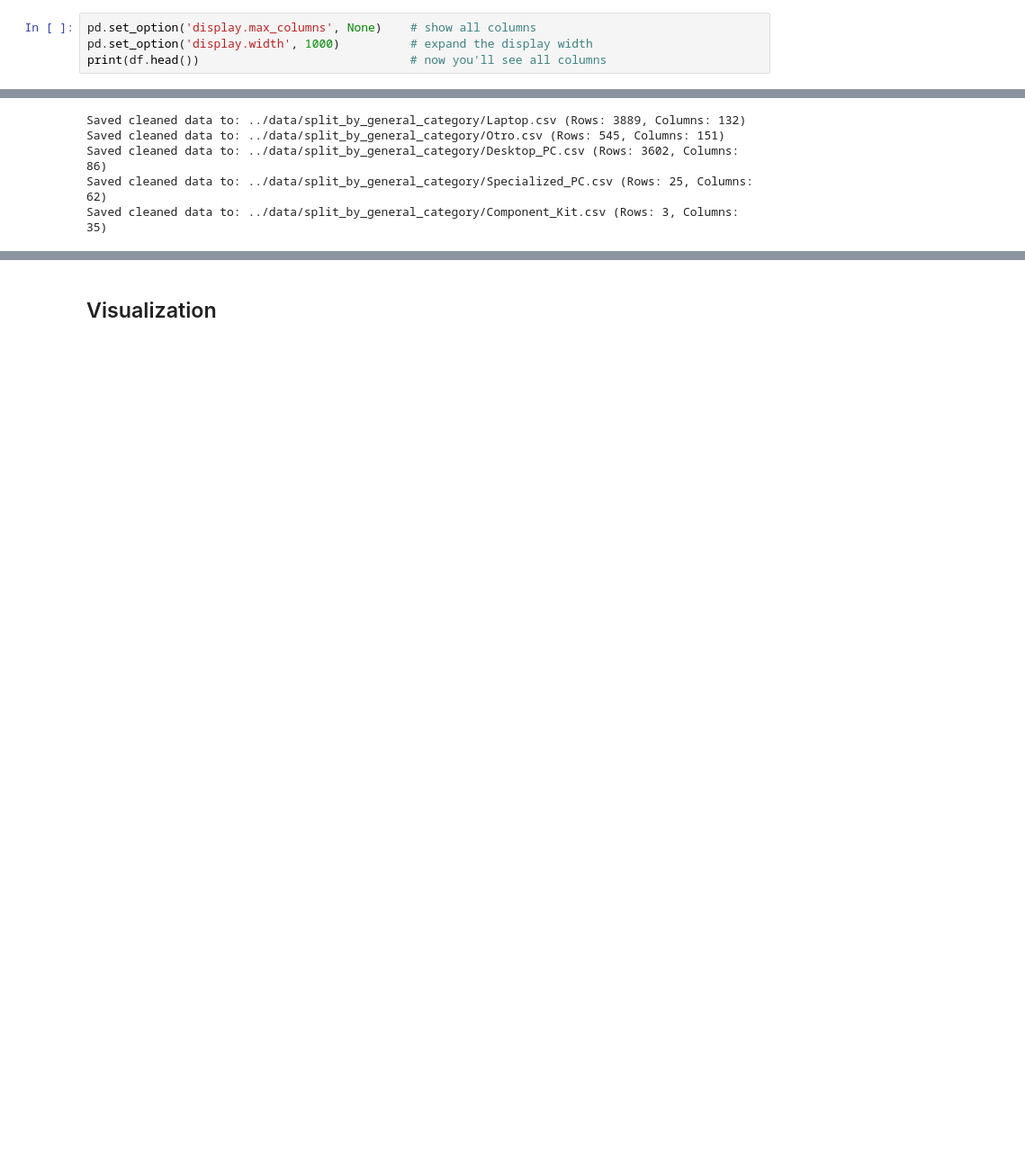
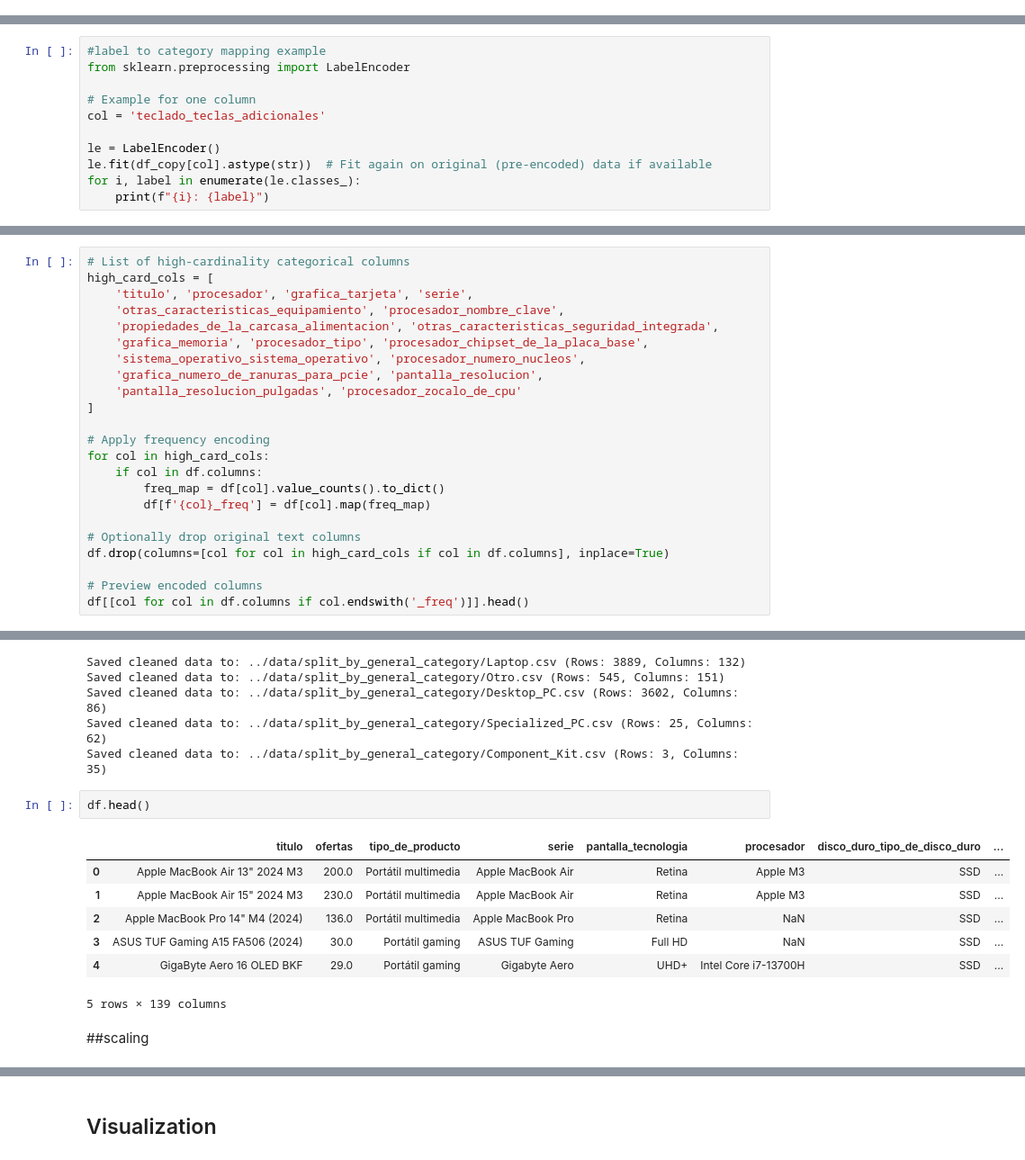
Before and after one commit to oholmess/PcPartPicker3000, a Jupyter notebook: assignment/EDA.ipynb, the cells around one changed output, grey strips where cells are left out. Shown at 90% size. Drawn from its saved outputs; the diff is of its cells as text; blank space fills up the shorter version.

```diff
--- a/assignment/EDA.ipynb
+++ b/assignment/EDA.ipynb
@@ -1730,4 +1542,0 @@ Name: count, dtype: int64
-# %%
-pd.set_option('display.max_columns', None)    # show all columns
-pd.set_option('display.width', 1000)          # expand the display width
-print(df.head())                              # now you'll see all columns
@@ -1751,0 +2023,11 @@ print(df.head())                              # now you'll see all columns
+# %%
+#label to category mapping example
+from sklearn.preprocessing import LabelEncoder
+
+# Example for one column
+col = 'teclado_teclas_adicionales'
+
+le = LabelEncoder()
+le.fit(df_copy[col].astype(str))  # Fit again on original (pre-encoded) data if available
+for i, label in enumerate(le.classes_):
+    print(f"{i}: {label}")
@@ -1751,0 +2087,23 @@ print(df.head())                              # now you'll see all columns
+# %%
+# List of high-cardinality categorical columns
+high_card_cols = [
+    'titulo', 'procesador', 'grafica_tarjeta', 'serie',
+    'otras_caracteristicas_equipamiento', 'procesador_nombre_clave',
+    'propiedades_de_la_carcasa_alimentacion', 'otras_caracteristicas_seguridad_integrada',
+    'grafica_memoria', 'procesador_tipo', 'procesador_chipset_de_la_placa_base',
+    'sistema_operativo_sistema_operativo', 'procesador_numero_nucleos',
+    'grafica_numero_de_ranuras_para_pcie', 'pantalla_resolucion',
+    'pantalla_resolucion_pulgadas', 'procesador_zocalo_de_cpu'
+]
+
+# Apply frequency encoding
+for col in high_card_cols:
+    if col in df.columns:
+        freq_map = df[col].value_counts().to_dict()
+        df[f'{col}_freq'] = df[col].map(freq_map)
+
+# Optionally drop original text columns
+df.drop(columns=[col for col in high_card_cols if col in df.columns], inplace=True)
+
+# Preview encoded columns
+df[[col for col in df.columns if col.endswith('_freq')]].head()
@@ -1880,3 +2245,15 @@ Saved cleaned data to: ../data/split_by_general_category/Otro.csv (Rows: 545, Co
 Saved cleaned data to: ../data/split_by_general_category/Desktop_PC.csv (Rows: 3602, Columns: 86)
 Saved cleaned data to: ../data/split_by_general_category/Specialized_PC.csv (Rows: 25, Columns: 62)
 Saved cleaned data to: ../data/split_by_general_category/Component_Kit.csv (Rows: 3, Columns: 35)
+# %%
+df.head()
+# %% [output]
+|  | titulo | ofertas | tipo_de_producto | serie | pantalla_tecnologia | procesador | disco_duro_tipo_de_disco_duro | ... |
+| 0 | Apple MacBook Air 13" 2024 M3 | 200.0 | Portátil multimedia | Apple MacBook Air | Retina | Apple M3 | SSD | ... |
+| 1 | Apple MacBook Air 15" 2024 M3 | 230.0 | Portátil multimedia | Apple MacBook Air | Retina | Apple M3 | SSD | ... |
+| 2 | Apple MacBook Pro 14" M4 (2024) | 136.0 | Portátil multimedia | Apple MacBook Pro | Retina | NaN | SSD | ... |
+| 3 | ASUS TUF Gaming A15 FA506 (2024) | 30.0 | Portátil gaming | ASUS TUF Gaming | Full HD | NaN | SSD | ... |
+| 4 | GigaByte Aero 16 OLED BKF | 29.0 | Portátil gaming | Gigabyte Aero | UHD+ | Intel Core i7-13700H | SSD | ... |
+5 rows × 139 columns
+# %% [markdown]
+##scaling
```
Also changed, not shown: parts of 57 cells of this notebook.
